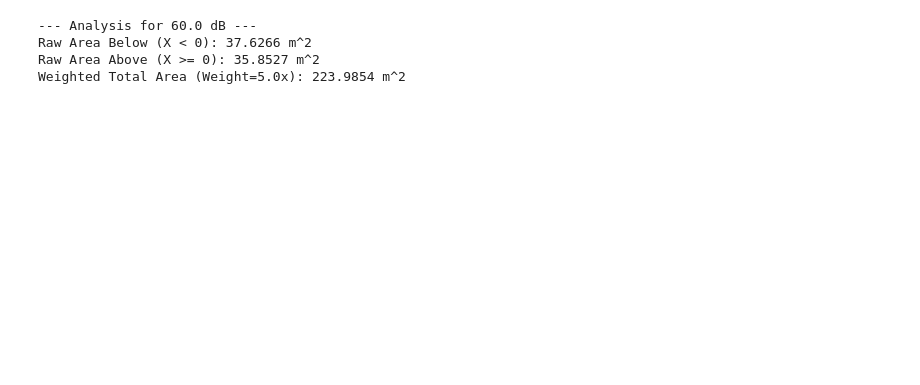
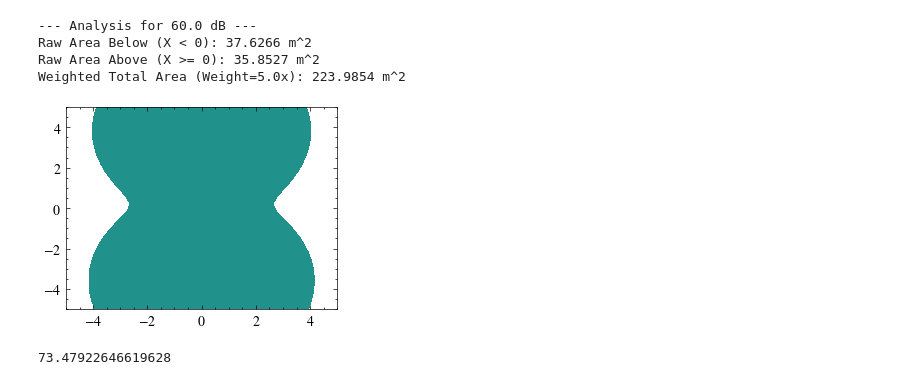
Before and after one commit to Frxljord/FastBEMT, a Jupyter notebook: Benchmarks/acousticContourMetric.ipynb, the cells around one changed output. Drawn from its saved outputs; the diff is of its cells as text; code cells hidden in the pictures; blank space fills up the shorter version.

```diff
--- a/Benchmarks/acousticContourMetric.ipynb
+++ b/Benchmarks/acousticContourMetric.ipynb
@@ -280,0 +358,7 @@ Weighted Total Area (Weight=5.0x): 223.9854 m^2
+# %%
+from shapely.geometry import Polygon, box
+
+compute_weighted_oaspl_contour_area(propeller, 60, 1)
+# %% [output]
+[figure, added]
+73.47922646619628
```
Also changed, not shown: parts of 6 cells of this notebook, 4 other files.
